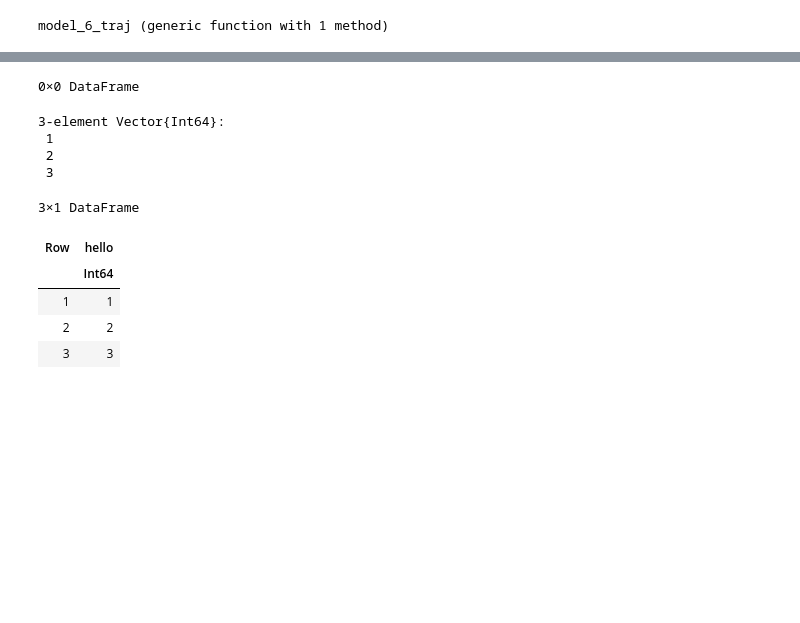
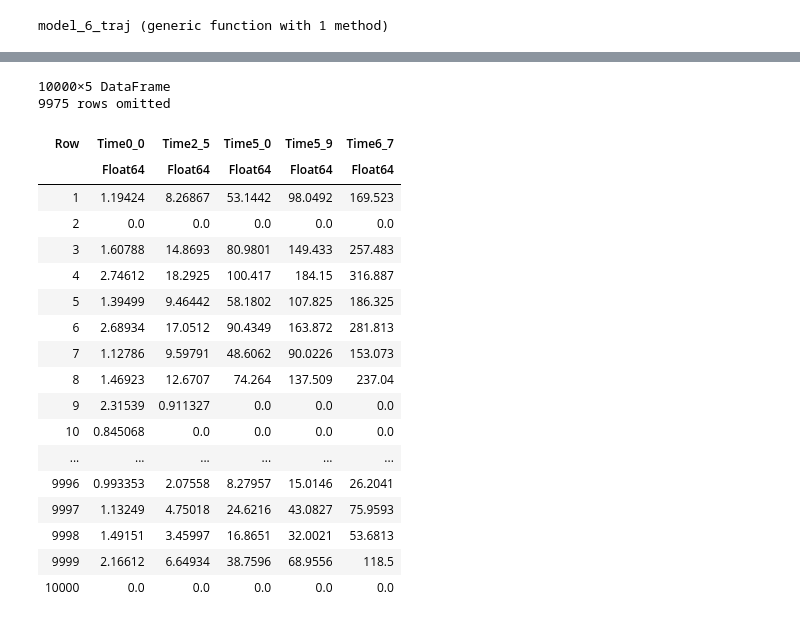
Before and after one commit to ElisabethRoesch/Workshop_Julia_for_Biologists, a Jupyter notebook: TheDoublingPopulation.ipynb, the cells around one changed output, grey strips where cells are left out. Cells and saved outputs as stored; diff of their text form; code cells hidden in the pictures; blank space fills up the shorter version.

```diff
--- a/TheDoublingPopulation.ipynb
+++ b/TheDoublingPopulation.ipynb
@@ -532,20 +502,23 @@ julia> findfirst(isequal(4), A)
 # %%
-df = DataFrame()
+df = CSV.File("model4.csv") |> DataFrame
 # %% [output]
-0×0 DataFrame
+10000×5 DataFrame
+9975 rows omitted
+| Row | Time0_0 | Time2_5 | Time5_0 | Time5_9 | Time6_7 |
+|  | Float64 | Float64 | Float64 | Float64 | Float64 |
+| 1 | 1.19424 | 8.26867 | 53.1442 | 98.0492 | 169.523 |
+| 2 | 0.0 | 0.0 | 0.0 | 0.0 | 0.0 |
+| 3 | 1.60788 | 14.8693 | 80.9801 | 149.433 | 257.483 |
+| 4 | 2.74612 | 18.2925 | 100.417 | 184.15 | 316.887 |
+| 5 | 1.39499 | 9.46442 | 58.1802 | 107.825 | 186.325 |
+| 6 | 2.68934 | 17.0512 | 90.4349 | 163.872 | 281.813 |
+| 7 | 1.12786 | 9.59791 | 48.6062 | 90.0226 | 153.073 |
+| 8 | 1.46923 | 12.6707 | 74.264 | 137.509 | 237.04 |
+| 9 | 2.31539 | 0.911327 | 0.0 | 0.0 | 0.0 |
+| 10 | 0.845068 | 0.0 | 0.0 | 0.0 | 0.0 |
+| ... | ... | ... | ... | ... | ... |
+| 9996 | 0.993353 | 2.07558 | 8.27957 | 15.0146 | 26.2041 |
+| 9997 | 1.13249 | 4.75018 | 24.6216 | 43.0827 | 75.9593 |
+| 9998 | 1.49151 | 3.45997 | 16.8651 | 32.0021 | 53.6813 |
+| 9999 | 2.16612 | 6.64934 | 38.7596 | 68.9556 | 118.5 |
+| 10000 | 0.0 | 0.0 | 0.0 | 0.0 | 0.0 |
-# %%
-df[:,"hello"] = [1,2,3]
-# %% [output]
-3-element Vector{Int64}:
- 1
- 2
- 3
-# %%
-df
-# %% [output]
-3×1 DataFrame
-| Row | hello |
-|  | Int64 |
-| 1 | 1 |
-| 2 | 2 |
-| 3 | 3 |
```
Also changed, not shown: parts of 41 cells of this notebook, 1 other file.
